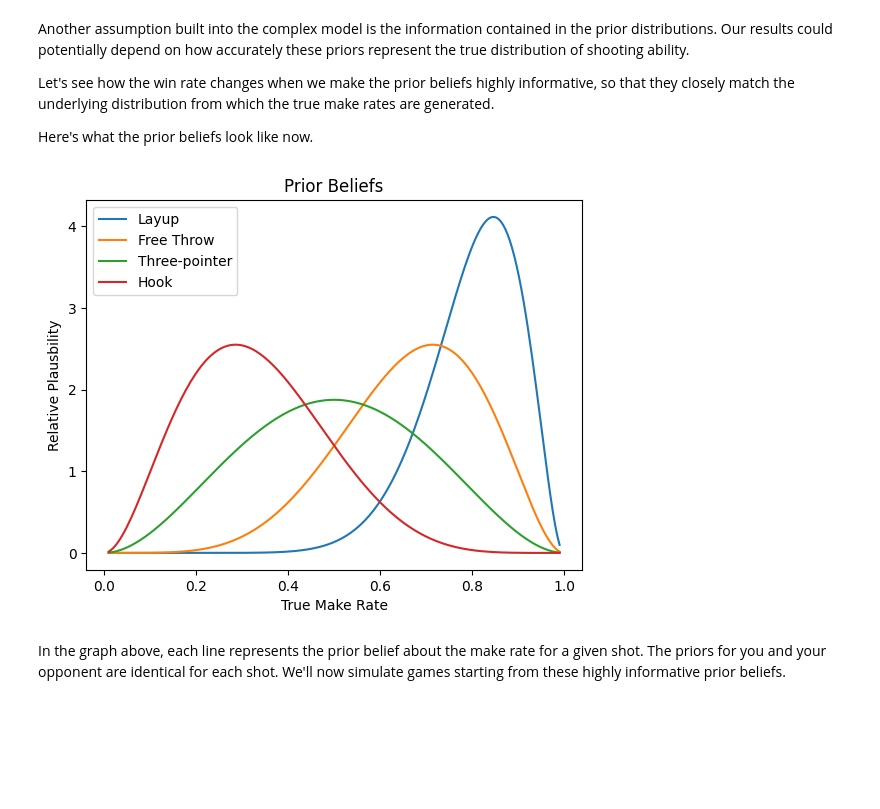
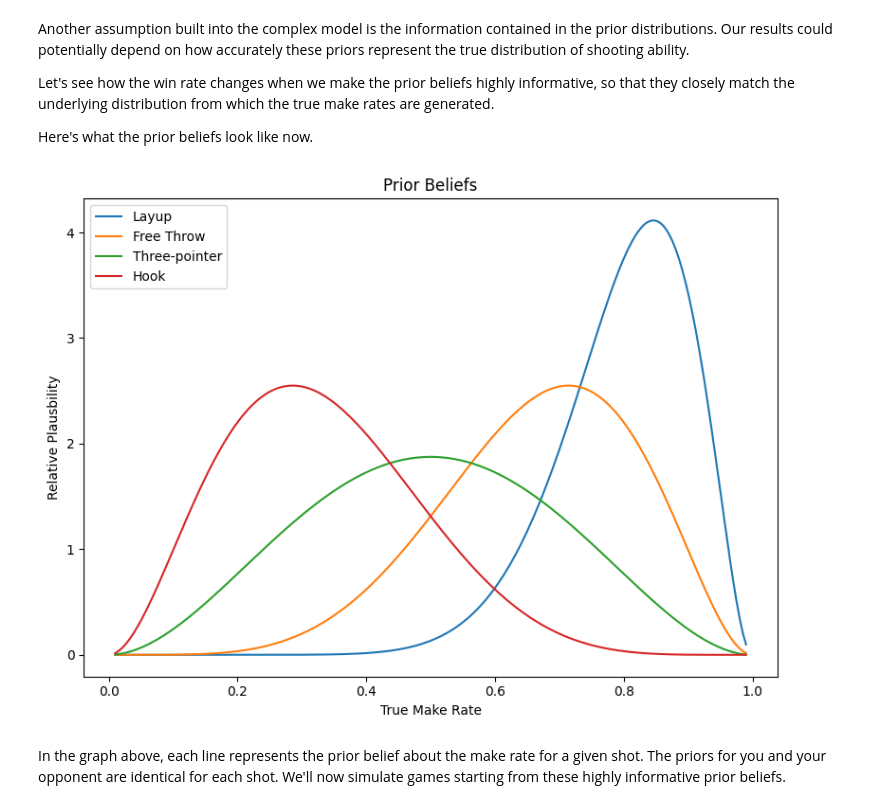
Before and after one commit to SamFarhi/horse-bayesian-strategy, a Jupyter notebook: HORSE.ipynb, the cells around one changed output. Saved outputs shown, nothing was run; the diff lists cells and outputs as text; code cells hidden in the pictures; blank space fills up the shorter version.

```diff
--- a/HORSE.ipynb
+++ b/HORSE.ipynb
@@ -655,19 +666,21 @@ Here's what the prior beliefs look like now.
 # %%
 # Set informative prior beliefs equal to underlying distributions
 set_stats((12,3),(6,3),(3,3),(3,6),(12, 3),(6,3),(3,3),(3,6))
 
 # Plot prior beliefs (which are now the same as underlying distributions)
+plt.figure(figsize=(8, 6))
 plt.plot(Pmf(beta.pdf(make_qs,12,3), make_qs), label = 'Layup')
 plt.plot(Pmf(beta.pdf(make_qs,6,3), make_qs), label = 'Free Throw')
 plt.plot(Pmf(beta.pdf(make_qs,3,3), make_qs), label = 'Three-pointer')
 plt.plot(Pmf(beta.pdf(make_qs,3,6), make_qs), label = 'Hook')
 plt.legend()
 plt.title('Prior Beliefs')
 plt.ylabel('Relative Plausbility')
 plt.xlabel('True Make Rate')
+plt.tight_layout()
 plt.show()
 # %% [output]
-[figure, old version]
+[figure, new version]
 # %% [markdown]
 In the graph above, each line represents the prior belief about the make rate for a given shot. The priors for you and your opponent are identical for each shot. We'll now simulate games starting from these highly informative prior beliefs.
 # %%
```
Also changed, not shown: parts of 20 cells of this notebook.
